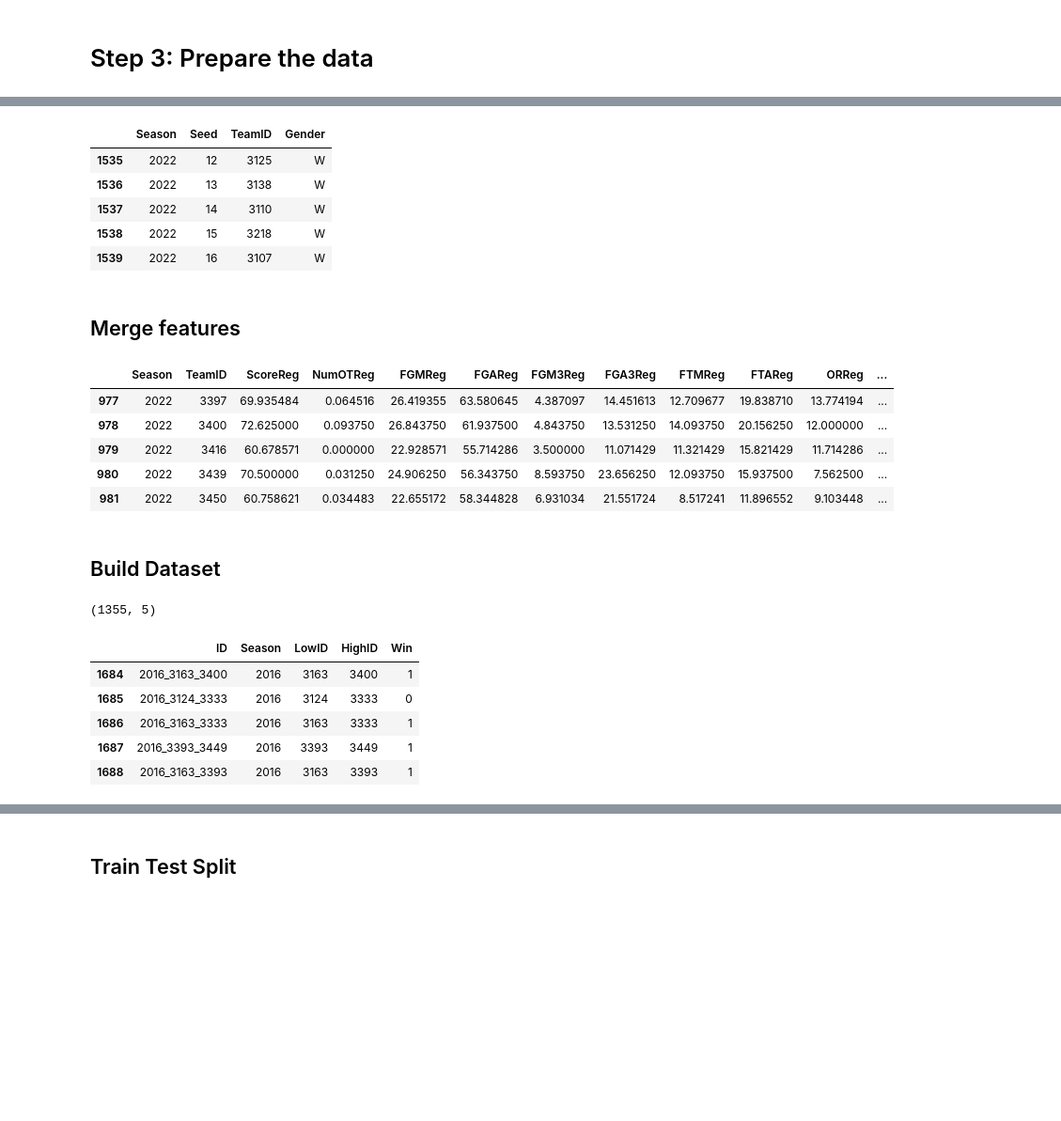
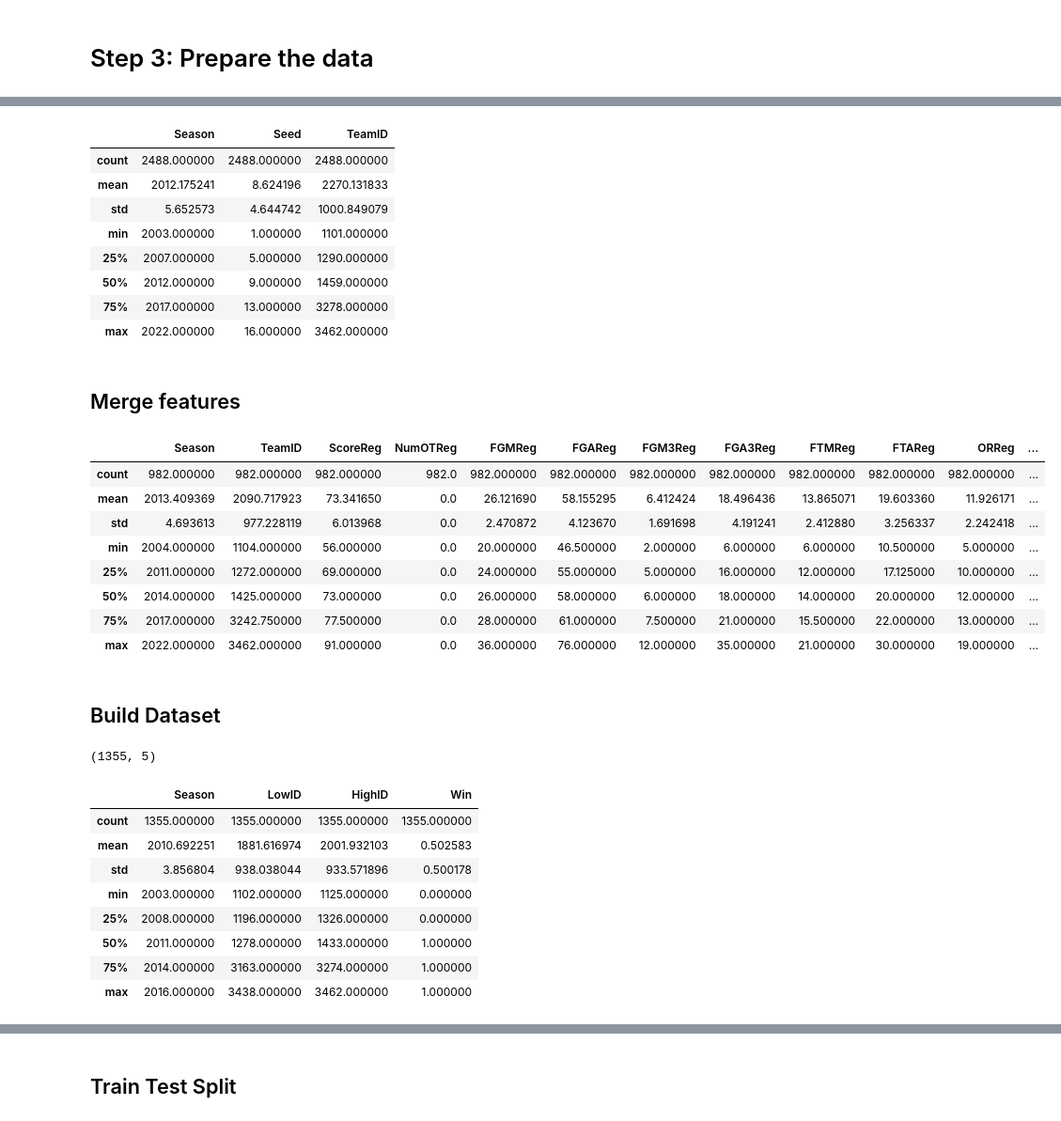
Before and after one commit to sethchart/kaggle-march-machine-learning-mania, a Jupyter notebook: kernels/warmup/notebook.ipynb, the cells around one changed output, grey strips where cells are left out. Shown at 94% size. Cells and saved outputs as stored; diff of their text form; code cells hidden in the pictures; blank space fills up the shorter version.

```diff
--- a/kernels/warmup/notebook.ipynb
+++ b/kernels/warmup/notebook.ipynb
@@ -158,45 +173,50 @@ def process_seeds(df_in: pd.DataFrame) -> pd.DataFrame:
     df = df_in.copy()
     mask = df["Season"] > 2002
     df = df[mask]
-    df["Seed"] = df["Seed"].str.replace(r"\D+","")
+    df["Seed"] = df["Seed"].str.replace(r"\D+","", regex=True)
     df["Seed"] = df["Seed"].astype(int)
     return df
 # %%
 ProcessedNCAATourneySeeds = process_seeds(NCAATourneySeeds)
-ProcessedNCAATourneySeeds.tail()
+ProcessedNCAATourneySeeds.describe()
 # %% [output]
-|  | Season | Seed | TeamID | Gender |
-| 1535 | 2022 | 12 | 3125 | W |
-| 1536 | 2022 | 13 | 3138 | W |
-| 1537 | 2022 | 14 | 3110 | W |
-| 1538 | 2022 | 15 | 3218 | W |
-| 1539 | 2022 | 16 | 3107 | W |
+|  | Season | Seed | TeamID |
+| count | 2488.000000 | 2488.000000 | 2488.000000 |
+| mean | 2012.175241 | 8.624196 | 2270.131833 |
+| std | 5.652573 | 4.644742 | 1000.849079 |
+| min | 2003.000000 | 1.000000 | 1101.000000 |
+| 25% | 2007.000000 | 5.000000 | 1290.000000 |
+| 50% | 2012.000000 | 9.000000 | 1459.000000 |
+| 75% | 2017.000000 | 13.000000 | 3278.000000 |
+| max | 2022.000000 | 16.000000 | 3462.000000 |
 # %% [markdown]
 ## Merge features
 # %%
-ProcessedNCAATourneyDetailedResults["Season"] += 1
 features = pd.merge(
     ProcessedRegularSeasonDetailedResults,
     ProcessedNCAATourneyDetailedResults,
     how="inner",
     on=["Season", "TeamID"],
     suffixes=("Reg", "Tou")
 )
 
 features = features.merge(
     ProcessedNCAATourneySeeds,
     how="inner",
     on=["Season", "TeamID"]
 )
 
-features.tail()
+features.describe()
 # %% [output]
 |  | Season | TeamID | ScoreReg | NumOTReg | FGMReg | FGAReg | FGM3Reg | FGA3Reg | FTMReg | FTAReg | ORReg | ... |
-| 977 | 2022 | 3397 | 69.935484 | 0.064516 | 26.419355 | 63.580645 | 4.387097 | 14.451613 | 12.709677 | 19.838710 | 13.774194 | ... |
-| 978 | 2022 | 3400 | 72.625000 | 0.093750 | 26.843750 | 61.937500 | 4.843750 | 13.531250 | 14.093750 | 20.156250 | 12.000000 | ... |
-| 979 | 2022 | 3416 | 60.678571 | 0.000000 | 22.928571 | 55.714286 | 3.500000 | 11.071429 | 11.321429 | 15.821429 | 11.714286 | ... |
-| 980 | 2022 | 3439 | 70.500000 | 0.031250 | 24.906250 | 56.343750 | 8.593750 | 23.656250 | 12.093750 | 15.937500 | 7.562500 | ... |
-| 981 | 2022 | 3450 | 60.758621 | 0.034483 | 22.655172 | 58.344828 | 6.931034 | 21.551724 | 8.517241 | 11.896552 | 9.103448 | ... |
+| count | 982.000000 | 982.000000 | 982.000000 | 982.0 | 982.000000 | 982.000000 | 982.000000 | 982.000000 | 982.000000 | 982.000000 | 982.000000 | ... |
+| mean | 2013.409369 | 2090.717923 | 73.341650 | 0.0 | 26.121690 | 58.155295 | 6.412424 | 18.496436 | 13.865071 | 19.603360 | 11.926171 | ... |
+| std | 4.693613 | 977.228119 | 6.013968 | 0.0 | 2.470872 | 4.123670 | 1.691698 | 4.191241 | 2.412880 | 3.256337 | 2.242418 | ... |
+| min | 2004.000000 | 1104.000000 | 56.000000 | 0.0 | 20.000000 | 46.500000 | 2.000000 | 6.000000 | 6.000000 | 10.500000 | 5.000000 | ... |
+| 25% | 2011.000000 | 1272.000000 | 69.000000 | 0.0 | 24.000000 | 55.000000 | 5.000000 | 16.000000 | 12.000000 | 17.125000 | 10.000000 | ... |
+| 50% | 2014.000000 | 1425.000000 | 73.000000 | 0.0 | 26.000000 | 58.000000 | 6.000000 | 18.000000 | 14.000000 | 20.000000 | 12.000000 | ... |
+| 75% | 2017.000000 | 3242.750000 | 77.500000 | 0.0 | 28.000000 | 61.000000 | 7.500000 | 21.000000 | 15.500000 | 22.000000 | 13.000000 | ... |
+| max | 2022.000000 | 3462.000000 | 91.000000 | 0.0 | 36.000000 | 76.000000 | 12.000000 | 35.000000 | 21.000000 | 30.000000 | 19.000000 | ... |
 # %% [markdown]
 ## Build Dataset
 # %%
@@ -230,15 +250,18 @@ def parse_row(row):
 # %%
 outcomes = get_outcomes(NCAATourneyDetailedResults)
 print(outcomes.shape)
-outcomes.tail()
+outcomes.describe()
 # %% [output]
 (1355, 5)
-|  | ID | Season | LowID | HighID | Win |
-| 1684 | 2016_3163_3400 | 2016 | 3163 | 3400 | 1 |
-| 1685 | 2016_3124_3333 | 2016 | 3124 | 3333 | 0 |
-| 1686 | 2016_3163_3333 | 2016 | 3163 | 3333 | 1 |
-| 1687 | 2016_3393_3449 | 2016 | 3393 | 3449 | 1 |
-| 1688 | 2016_3163_3393 | 2016 | 3163 | 3393 | 1 |
+|  | Season | LowID | HighID | Win |
+| count | 1355.000000 | 1355.000000 | 1355.000000 | 1355.000000 |
+| mean | 2010.692251 | 1881.616974 | 2001.932103 | 0.502583 |
+| std | 3.856804 | 938.038044 | 933.571896 | 0.500178 |
+| min | 2003.000000 | 1102.000000 | 1125.000000 | 0.000000 |
+| 25% | 2008.000000 | 1196.000000 | 1326.000000 | 0.000000 |
+| 50% | 2011.000000 | 1278.000000 | 1433.000000 | 1.000000 |
+| 75% | 2014.000000 | 3163.000000 | 3274.000000 | 1.000000 |
+| max | 2016.000000 | 3438.000000 | 3462.000000 | 1.000000 |
 # %%
 def merge_outcomes_with_features(outcomes: pd.DataFrame, features: pd.DataFrame) -> pd.DataFrame:
     data = pd.merge(
```
Also changed, not shown: parts of 16 cells of this notebook.
